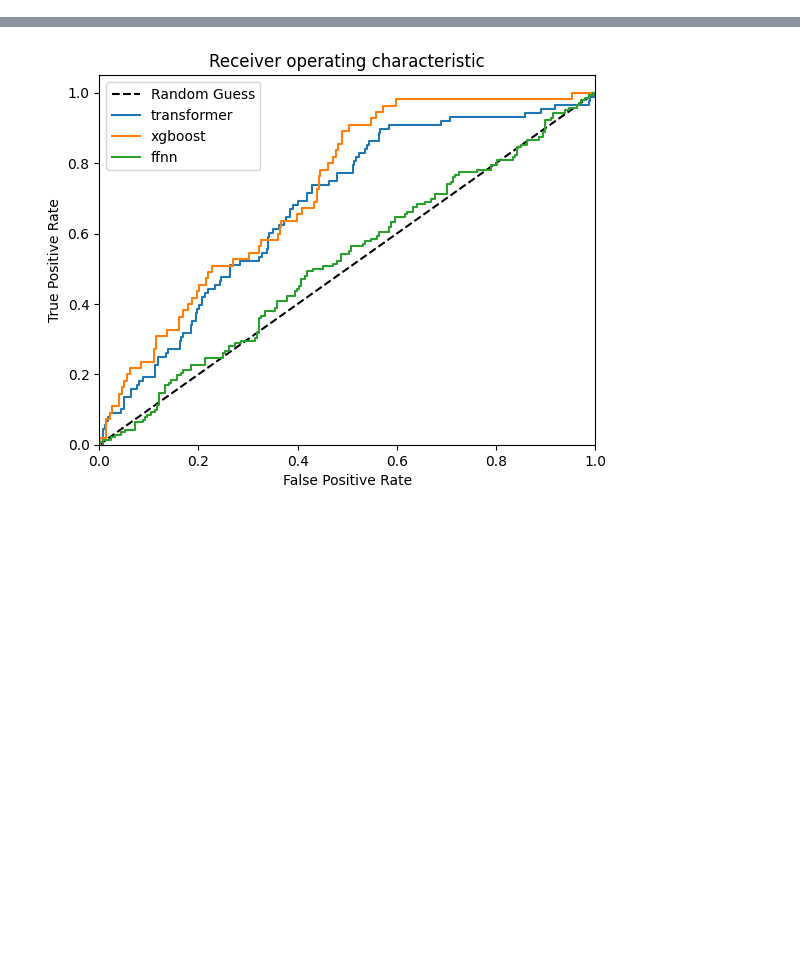
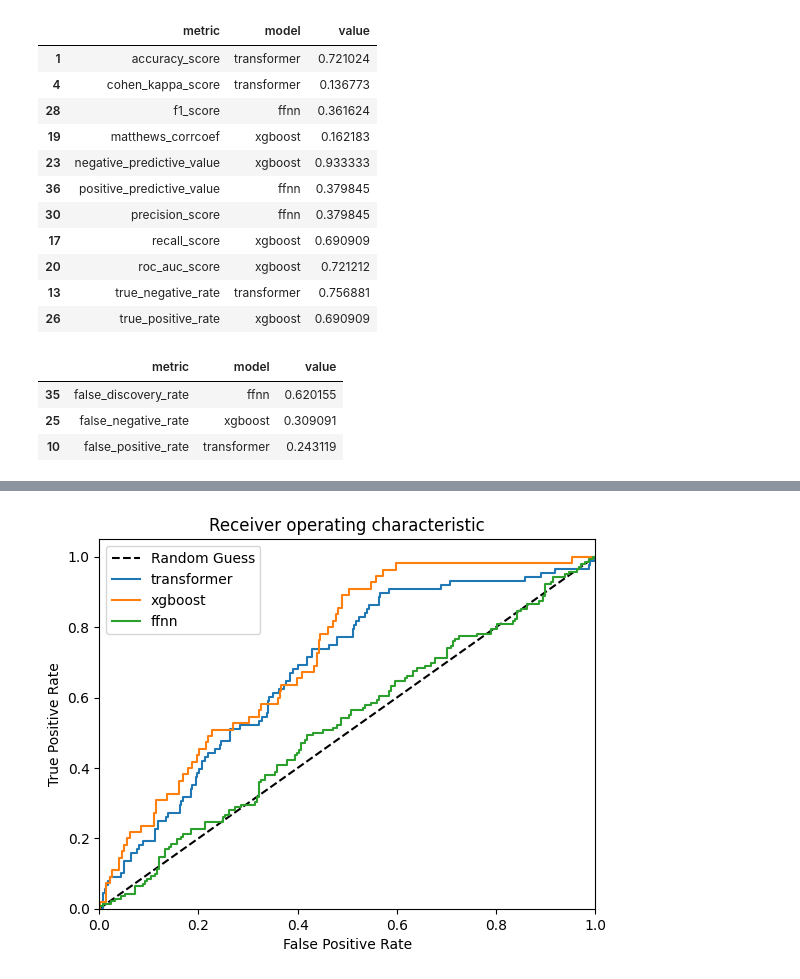
Before and after one commit to ewheeler/foresight, a Jupyter notebook: docs/hes_final/figs.ipynb, the cells around one changed output, grey strips where cells are left out. Cells and saved outputs as stored; diff of their text form; code cells hidden in the pictures; blank space fills up the shorter version.

```diff
--- a/docs/hes_final/figs.ipynb
+++ b/docs/hes_final/figs.ipynb
@@ -15,6 +15,8 @@ meta = {'transformer': {'path': 'gcs://frsght/model_predictions/chad_preds.csv',
                     'y_pred_proba': 'probabilities', 'y_true': 'lagged_spike'},
         'ffnn': {'path': 'gcs://frsght/model_predictions/evan_preds.csv',
                  'fips': 'fips', 'y_pred': 'preds',
-                 'y_pred_proba': 'preds_proba', 'y_true': 'Spike_3'}}
+                 'y_pred_proba': 'preds_proba', 'y_true': 'Spike_3'},
+        'ensemble': {'fips': 'fips', 'y_pred': 'y_pred',
+                     'y_pred_proba': 'y_pred_proba', 'y_true': 'y_true'}}
 # %%
 dft = pd.read_csv("gcs://frsght/model_predictions/chad_preds.csv")
@@ -94 +147,29 @@ model_metrics = pd.DataFrame(out, columns=('model', 'metric', 'value'))
+# %%
+# max value for each metric
+(model_metrics.loc[model_metrics[model_metrics.best=='max']
+                   .groupby(["metric"])["value"]
+                   .idxmax()][['metric', 'model', 'value']])
+# %% [output]
+|  | metric | model | value |
+| 1 | accuracy_score | transformer | 0.721024 |
+| 4 | cohen_kappa_score | transformer | 0.136773 |
+| 28 | f1_score | ffnn | 0.361624 |
+| 19 | matthews_corrcoef | xgboost | 0.162183 |
+| 23 | negative_predictive_value | xgboost | 0.933333 |
+| 36 | positive_predictive_value | ffnn | 0.379845 |
+| 30 | precision_score | ffnn | 0.379845 |
+| 17 | recall_score | xgboost | 0.690909 |
+| 20 | roc_auc_score | xgboost | 0.721212 |
+| 13 | true_negative_rate | transformer | 0.756881 |
+| 26 | true_positive_rate | xgboost | 0.690909 |
+# %%
+# min value for each metric
+(model_metrics.loc[model_metrics[model_metrics.best=='min']
+                   .groupby(["metric"])["value"]
+                   .idxmin()][['metric', 'model', 'value']])
+# %% [output]
+|  | metric | model | value |
+| 35 | false_discovery_rate | ffnn | 0.620155 |
+| 25 | false_negative_rate | xgboost | 0.309091 |
+| 10 | false_positive_rate | transformer | 0.243119 |
 # %%
```
Also changed, not shown: parts of 12 cells of this notebook, 1 other file.
